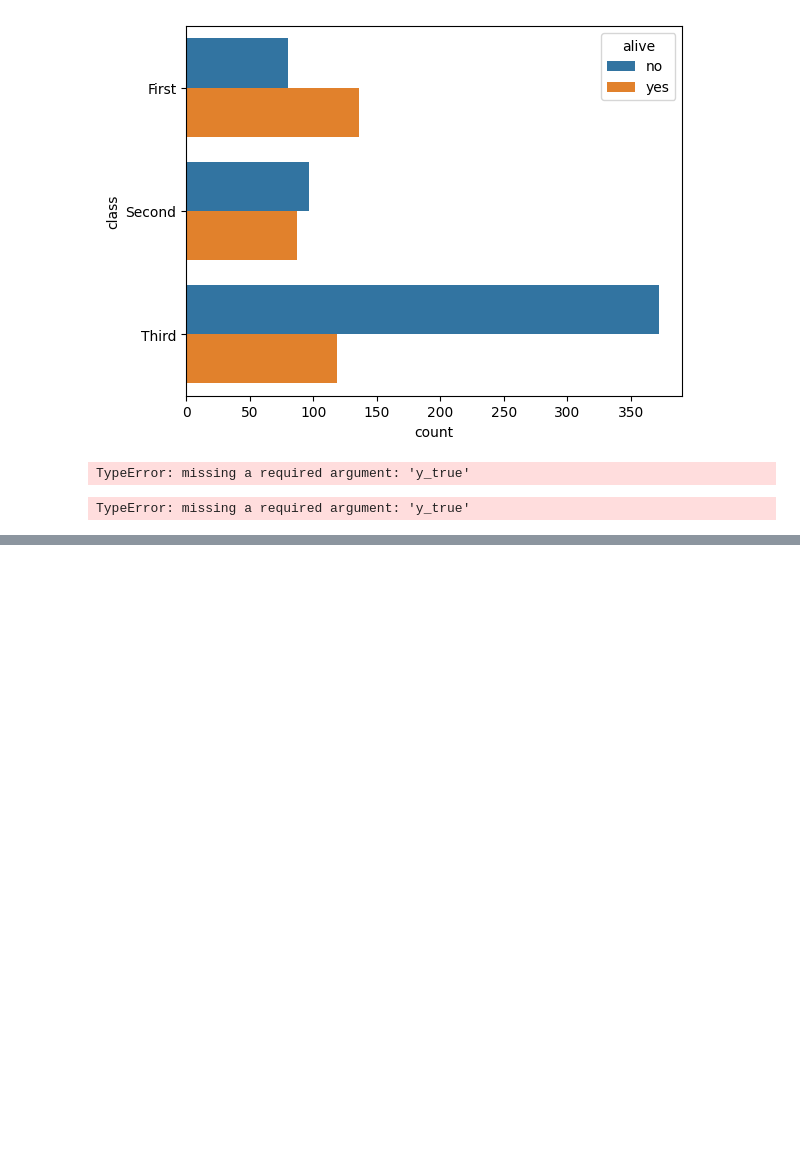
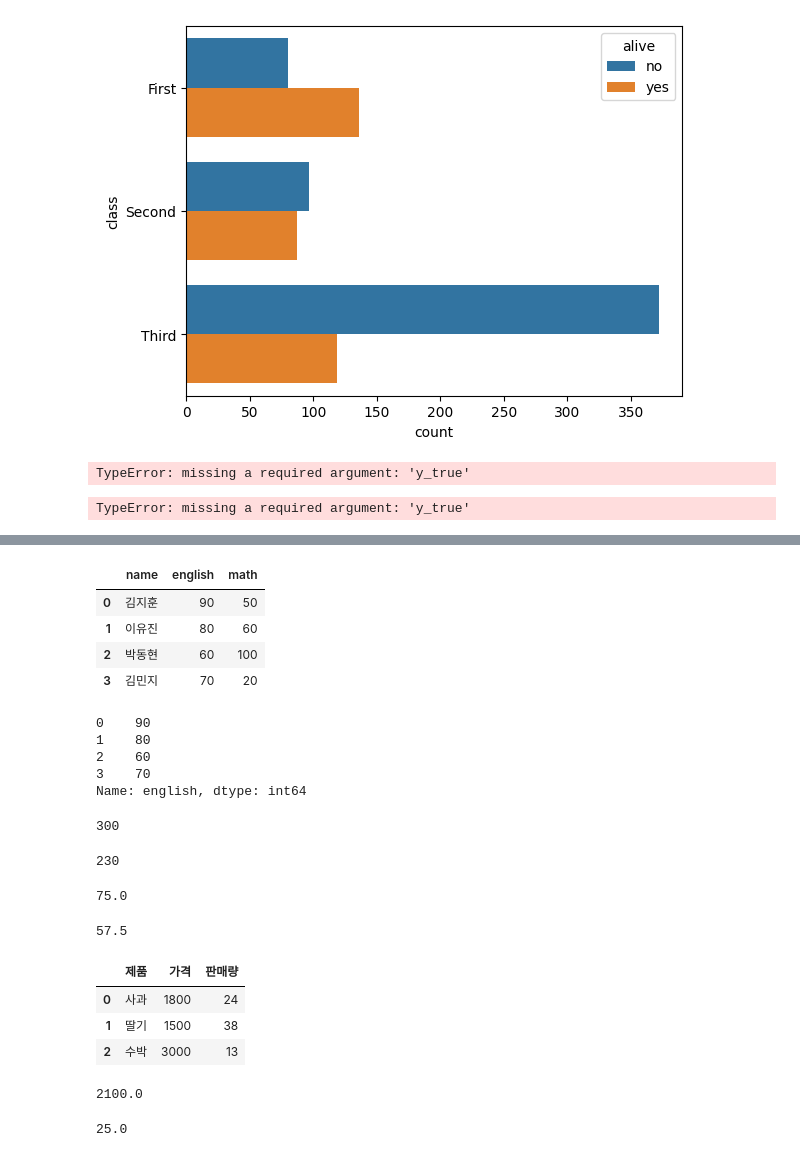
Before and after one commit to LYB9736/kit_bigdata, a Jupyter notebook: src/chapter03.ipynb, the cells around one changed output, grey strips where cells are left out. Cells and saved outputs as stored; diff of their text form; code cells hidden in the pictures; blank space fills up the shorter version.

```diff
--- a/src/chapter03.ipynb
+++ b/src/chapter03.ipynb
@@ -193,0 +258,55 @@ TypeError: missing a required argument: 'y_true'
+# %%
+df = pd.DataFrame({'name' : ['김지훈', '이유진', '박동현', '김민지'],
+                    'english' : [90, 80, 60, 70],
+                    'math' : [50, 60, 100, 20]})
+
+df
+# %% [output]
+|  | name | english | math |
+| 0 | 김지훈 | 90 | 50 |
+| 1 | 이유진 | 80 | 60 |
+| 2 | 박동현 | 60 | 100 |
+| 3 | 김민지 | 70 | 20 |
+# %%
+df['english']
+# %% [output]
+0    90
+1    80
+2    60
+3    70
+Name: english, dtype: int64
+# %%
+sum(df['english'])
+# %% [output]
+300
+# %%
+sum(df['math'])
+# %% [output]
+230
+# %%
+sum(df['english'])/4
+# %% [output]
+75.0
+# %%
+sum(df['math'])/4
+# %% [output]
+57.5
+# %%
+df = pd.DataFrame({'제품' : ['사과', '딸기', '수박'],
+                   '가격' : [1800, 1500, 3000],
+                   '판매량' : [24, 38, 13]})
+
+df
+# %% [output]
+|  | 제품 | 가격 | 판매량 |
+| 0 | 사과 | 1800 | 24 |
+| 1 | 딸기 | 1500 | 38 |
+| 2 | 수박 | 3000 | 13 |
+# %%
+sum(df['가격']) / 3
+# %% [output]
+2100.0
+# %%
+sum(df['판매량']) / 3
+# %% [output]
+25.0
```
Also changed, not shown: parts of 8 cells of this notebook, 1 other file.
